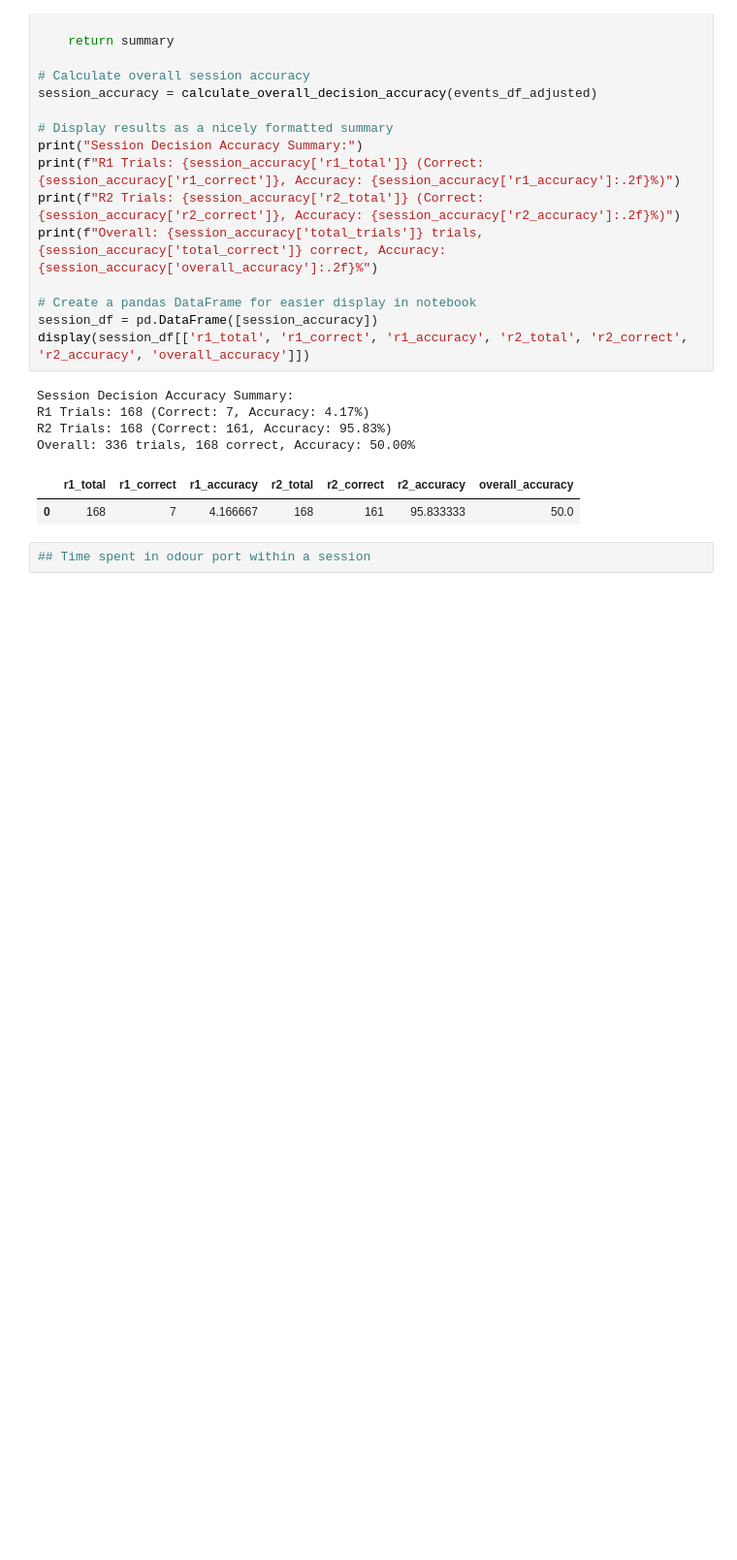
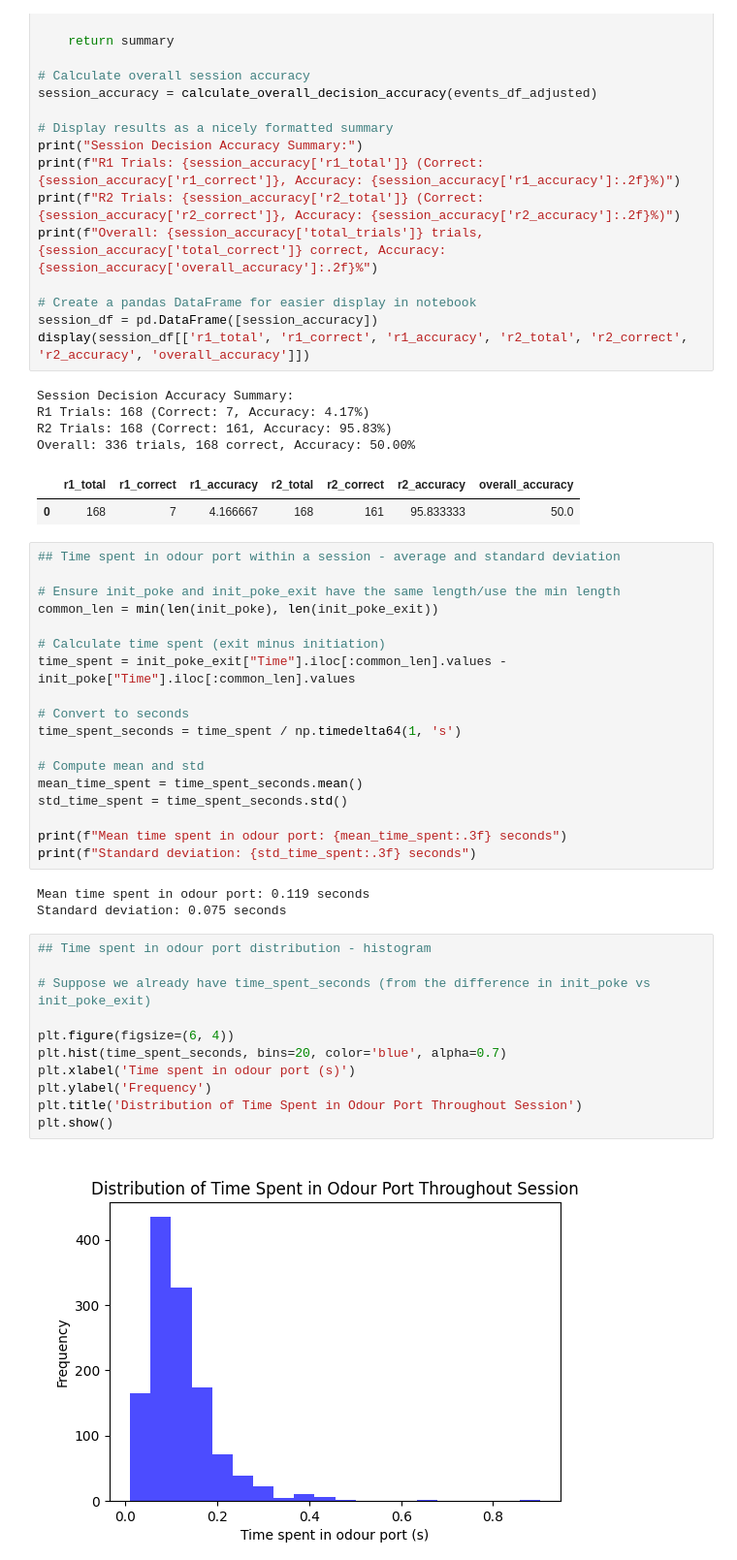
Before and after one commit to SainsburyWellcomeCentre/hypnose-analysis, a Jupyter notebook: notebook/single_session.ipynb, the cells around one changed output. Shown: that part at 97% size. Cells and saved outputs as stored; diff of their text form; blank space fills up the shorter version.

Commit message:
Introduce time in odour port, response time and no. of trials

```diff
--- a/notebook/single_session.ipynb
+++ b/notebook/single_session.ipynb
@@ -292,5 +328,37 @@ R2 Trials: 168 (Correct: 161, Accuracy: 95.83%)
 Overall: 336 trials, 168 correct, Accuracy: 50.00%
 |  | r1_total | r1_correct | r1_accuracy | r2_total | r2_correct | r2_accuracy | overall_accuracy |
 | 0 | 168 | 7 | 4.166667 | 168 | 161 | 95.833333 | 50.0 |
-# %%
-## Time spent in odour port within a session
+# %%
+## Time spent in odour port within a session - average and standard deviation
+
+# Ensure init_poke and init_poke_exit have the same length/use the min length
+common_len = min(len(init_poke), len(init_poke_exit))
+
+# Calculate time spent (exit minus initiation)
+time_spent = init_poke_exit["Time"].iloc[:common_len].values - init_poke["Time"].iloc[:common_len].values
+
+# Convert to seconds
+time_spent_seconds = time_spent / np.timedelta64(1, 's')
+
+# Compute mean and std
+mean_time_spent = time_spent_seconds.mean()
+std_time_spent = time_spent_seconds.std()
+
+print(f"Mean time spent in odour port: {mean_time_spent:.3f} seconds")
+print(f"Standard deviation: {std_time_spent:.3f} seconds")
+# %% [output]
+Mean time spent in odour port: 0.119 seconds
+Standard deviation: 0.075 seconds
+# %%
+## Time spent in odour port distribution - histogram
+
+# Suppose we already have time_spent_seconds (from the difference in init_poke vs init_poke_exit)
+
+plt.figure(figsize=(6, 4))
+plt.hist(time_spent_seconds, bins=20, color='blue', alpha=0.7)
+plt.xlabel('Time spent in odour port (s)')
+plt.ylabel('Frequency')
+plt.title('Distribution of Time Spent in Odour Port Throughout Session')
+plt.show()
+# %% [output]
+[figure, added]
```
Also changed, not shown: parts of 15 cells of this notebook.
